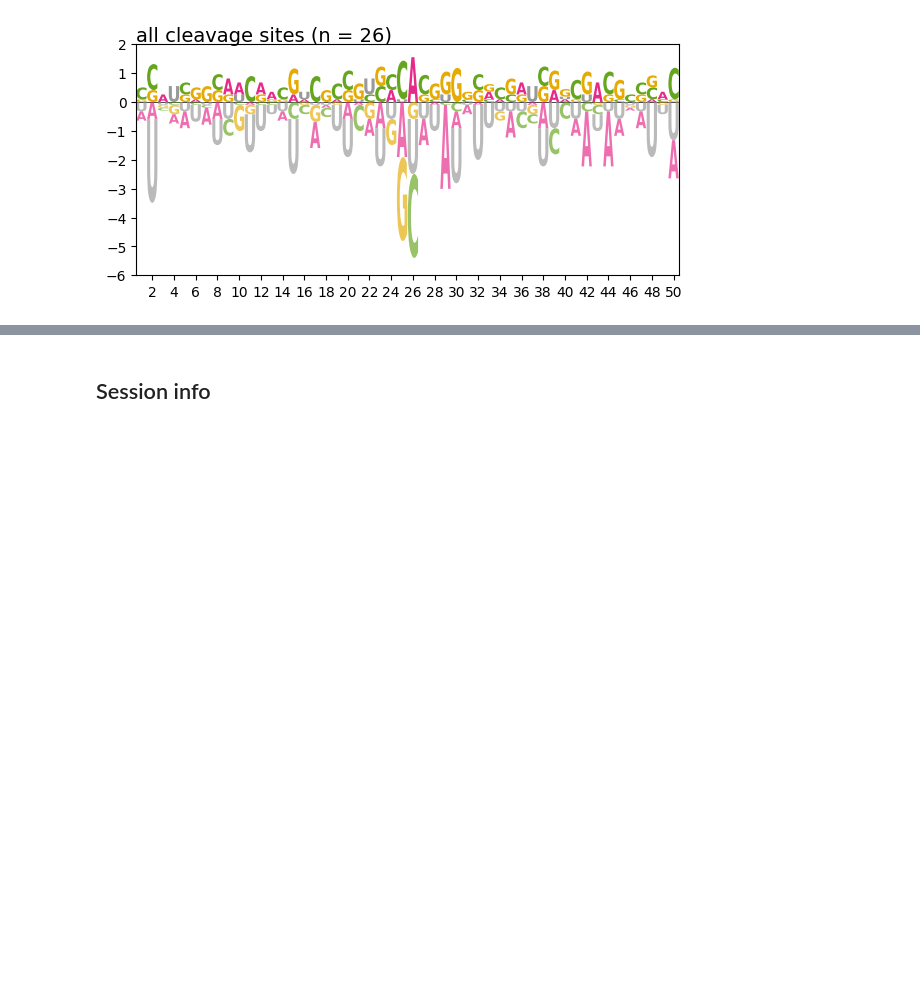
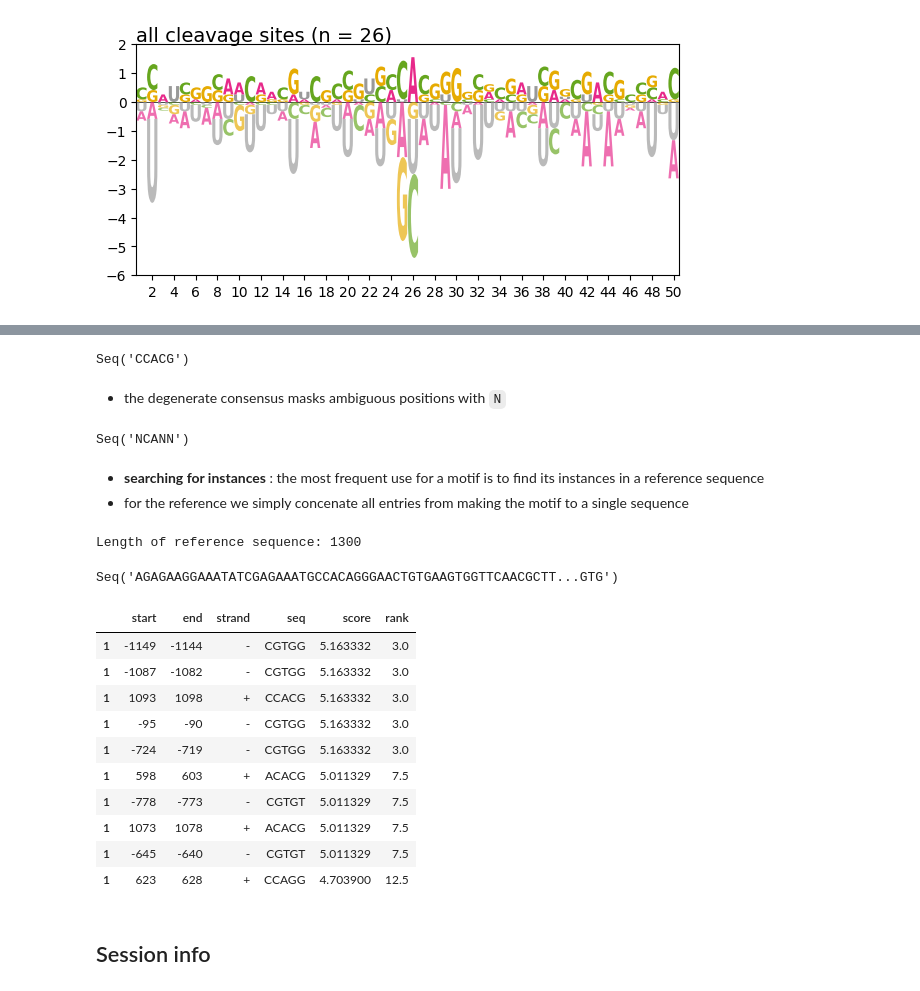
Before and after one commit to MPUSP/bioinfo-code-chunks, a Jupyter notebook: pipeline/plot_logos.ipynb, the cells around one changed output, grey strips where cells are left out. Drawn from its saved outputs; the diff is of its cells as text; code cells hidden in the pictures; blank space fills up the shorter version.

Commit message:
feat: added motif search

```diff
--- a/pipeline/plot_logos.ipynb
+++ b/pipeline/plot_logos.ipynb
@@ -156,0 +170,13 @@ plt.savefig("../output/sequence_logo.svg")
+# %%
+# compute k-mers, for example with length = 5
+kmer_length = 5
+kmers = [''.join(p) for p in itertools.product(['G', 'A', 'U', 'C'], repeat=kmer_length)]
+print("A total of {0} k-mers with length {1} have been computed.".format(len(kmers), kmer_length))
+
+# make data frame with probabilities
+df_prob = logomaker.alignment_to_matrix(
+    fasta_db, to_type="probability", background=np.array([0.305, 0.195, 0.195, 0.305])
+)
+
+# select a window of length 5, here the interesting region with CA motif
+df_prob = df_prob.iloc[23:28].reset_index()
@@ -157,3 +228,59 @@ plt.savefig("../output/sequence_logo.svg")
+# %%
+fasta_dna = [i.replace("U", "T") for i in fasta_db]
+motif = motifs.create([Seq(i[23:28]) for i in fasta_dna], alphabet="ACGT")
+motif.consensus
+# %% [output]
+Seq('CCACG')
+# %% [markdown]
+- the degenerate consensus masks ambiguous positions with `N`
+# %%
+motif.degenerate_consensus
+# %% [output]
+Seq('NCANN')
+# %% [markdown]
+ - **searching for instances** : the most frequent use for a motif is to find its instances in a reference sequence
+ - for the reference we simply concenate all entries from making the motif to a single sequence
+# %%
+ref_seq=Seq("".join(fasta_dna))
+print(f"Length of reference sequence: {len(ref_seq)}")
+ref_seq
+# %% [output]
+Length of reference sequence: 1300
+Seq('AGAGAAGGAAATATCGAGAAATGCCACAGGGAACTGTGAAGTGGTTCAACGCTT...GTG')
+# %%
+result2 = pd.DataFrame(columns=(["start", "end", "strand", "seq", "score"]))
+
+for position, score in motif.pssm.search(ref_seq, threshold=4.0):
+    result2 = pd.concat(
+        [
+            result2,
+            pd.DataFrame({
+                "start": position,
+                "end": position + kmer_length,
+                "strand": "+" if position > 0 else "-",
+                "seq": str(ref_seq[position:position + kmer_length]),
+                "score": score,
+
+            }, index = [1]),
+        ]
+    ).sort_values("score", ascending=False)
+
+result2["rank"] = result2["score"].rank(ascending=False)
+
+# print top 10 hits
+result2.head(10)
+# %% [output]
+|  | start | end | strand | seq | score | rank |
+| 1 | -1149 | -1144 | - | CGTGG | 5.163332 | 3.0 |
+| 1 | -1087 | -1082 | - | CGTGG | 5.163332 | 3.0 |
+| 1 | 1093 | 1098 | + | CCACG | 5.163332 | 3.0 |
+| 1 | -95 | -90 | - | CGTGG | 5.163332 | 3.0 |
+| 1 | -724 | -719 | - | CGTGG | 5.163332 | 3.0 |
+| 1 | 598 | 603 | + | ACACG | 5.011329 | 7.5 |
+| 1 | -778 | -773 | - | CGTGT | 5.011329 | 7.5 |
+| 1 | 1073 | 1078 | + | ACACG | 5.011329 | 7.5 |
+| 1 | -645 | -640 | - | CGTGT | 5.011329 | 7.5 |
+| 1 | 623 | 628 | + | CCAGG | 4.703900 | 12.5 |
 # %% [markdown]
 ## Session info
 # %%
```
Also changed, not shown: parts of 7 cells of this notebook, 2 other files.
